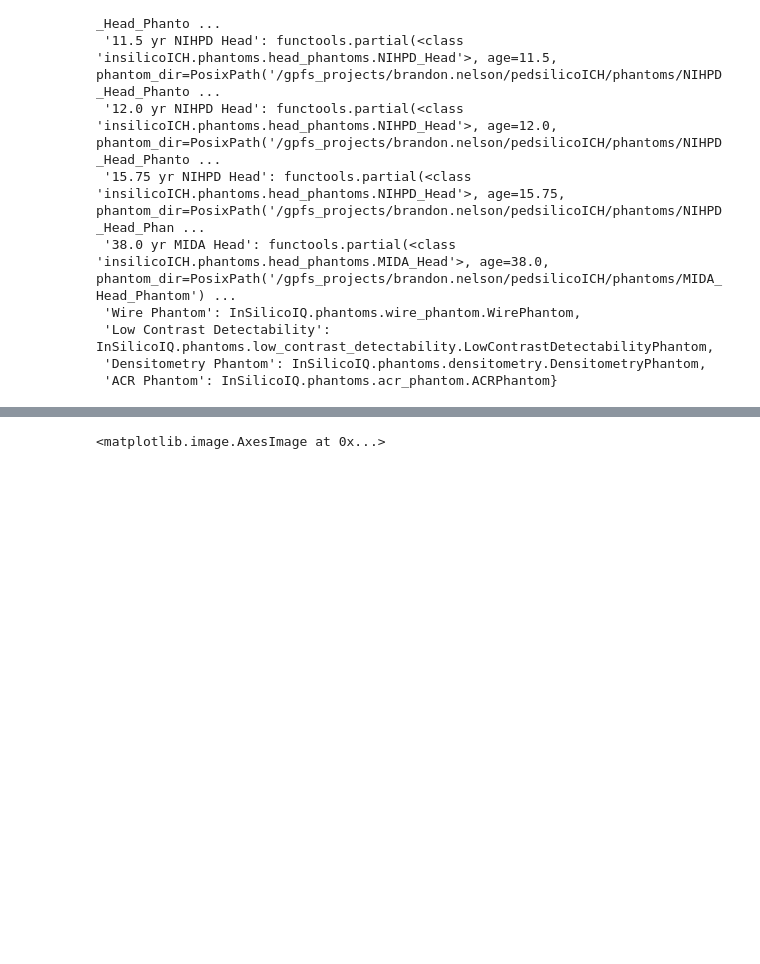
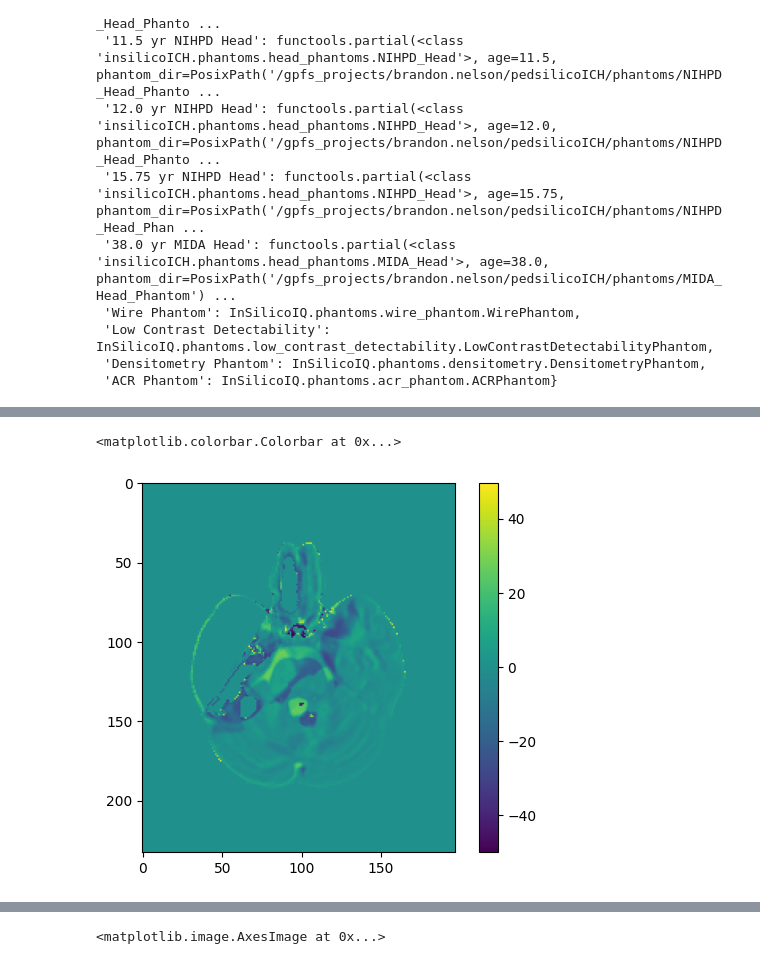
Before and after one commit to DIDSR/InSilicoICH, a Jupyter notebook: notebooks/01_phantoms.ipynb, the cells around one changed output, grey strips where cells are left out. Cells and saved outputs as stored; diff of their text form; code cells hidden in the pictures; blank space fills up the shorter version.

```diff
--- a/notebooks/01_phantoms.ipynb
+++ b/notebooks/01_phantoms.ipynb
@@ -28,0 +95,6 @@ available_phantoms
+# %%
+plt.imshow(me_10)
+plt.colorbar()
+# %% [output]
+<matplotlib.colorbar.Colorbar at 0x...>
+[figure, added]
```
Also changed, not shown: parts of 9 cells of this notebook, 4 other files.
